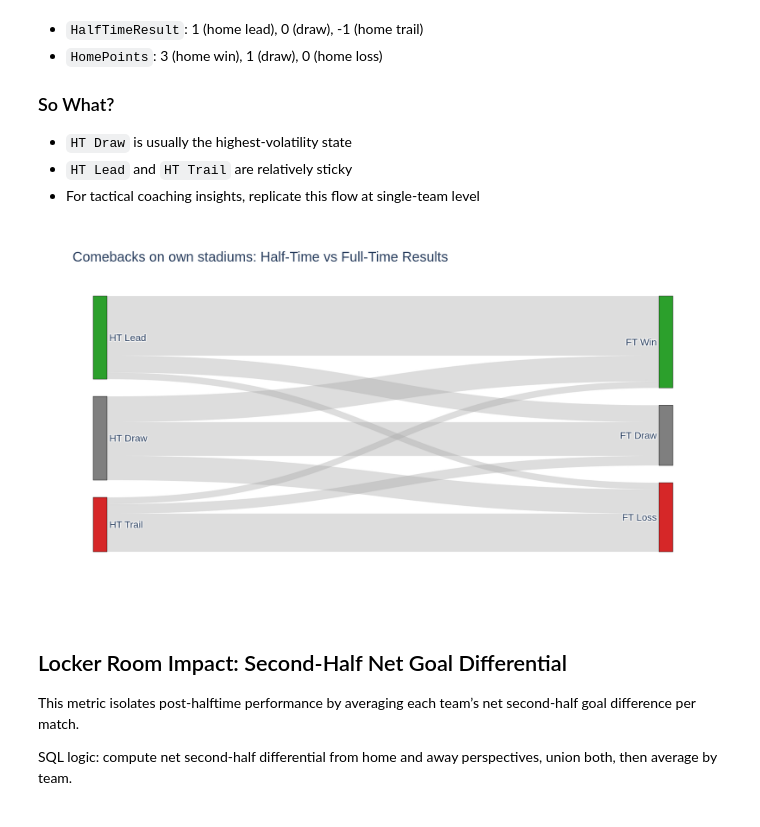
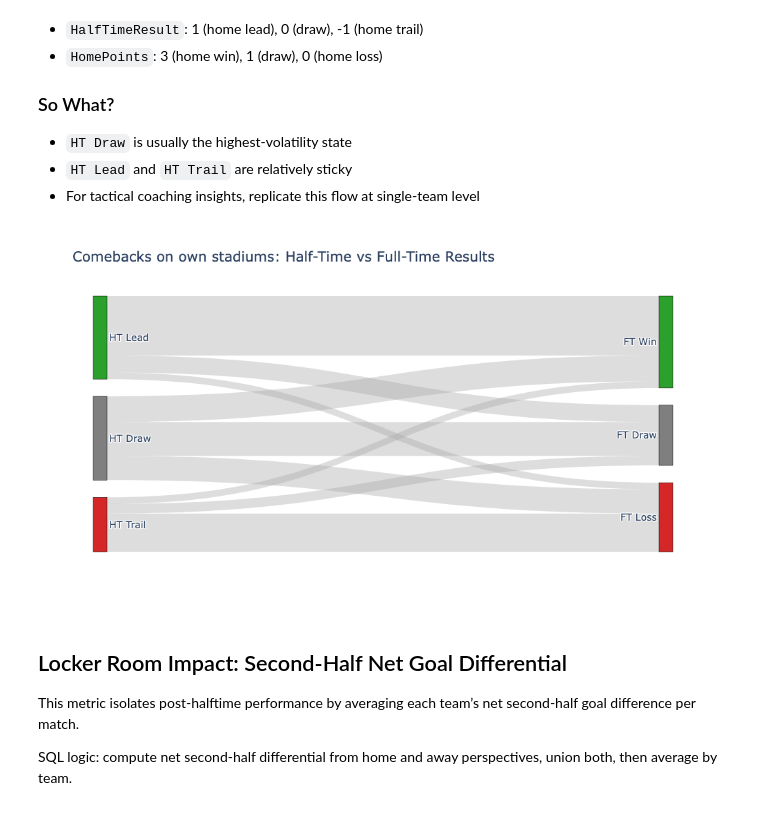
Before and after one commit to Pandkaa/premier-league-2025-26-analytics, a Jupyter notebook: pipeline.ipynb, the cells around one changed output. Drawn from its saved outputs; the diff is of its cells as text; code cells hidden in the pictures.

Commit message:
Sankey display changes

```diff
--- a/pipeline.ipynb
+++ b/pipeline.ipynb
@@ -356,39 +357,35 @@ labels = ["HT Lead", "HT Draw", "HT Trail", "FT Win", "FT Draw", "FT Loss"]
 colors = ["#2ca02c", "#7f7f7f", "#d62728", "#2ca02c", "#7f7f7f", "#d62728"]
 
 fig = go.Figure(data=[go.Sankey(
     node=dict(
         pad=25,
         thickness=20,
         line=dict(color='black', width=0.5),
         label=labels,
         color=colors
     ),
     link=dict(
         source=df_flows['source'],
         target=df_flows['target'],
         value=df_flows['Number'],
         color="rgba(169, 169, 169, 0.4)"
     )
 )])
 
 fig.update_layout(
     title_text="Comebacks on own stadiums: Half-Time vs Full-Time Results",
     font_size=14,
     width=1000,
     height=550
 )
 
 try:
-    import kaleido
-    from IPython.display import Image, display
-    output_path = 'sankey_home_ht_ft.png'
-    kaleido.write_fig_sync(fig, path=output_path, opts={'format': 'png', 'scale': 2})
-    display(Image(filename=output_path))
+    fig.show("png")
 except Exception as e:
     fig.show()
     print(f"Static image export unavailable: {e}")
 # %% [output]
-[figure, old version]
+[figure, new version]
 # %% [markdown]
 ## Locker Room Impact: Second-Half Net Goal Differential
 
```
Also changed, not shown: parts of 4 cells of this notebook, 1 other file.
